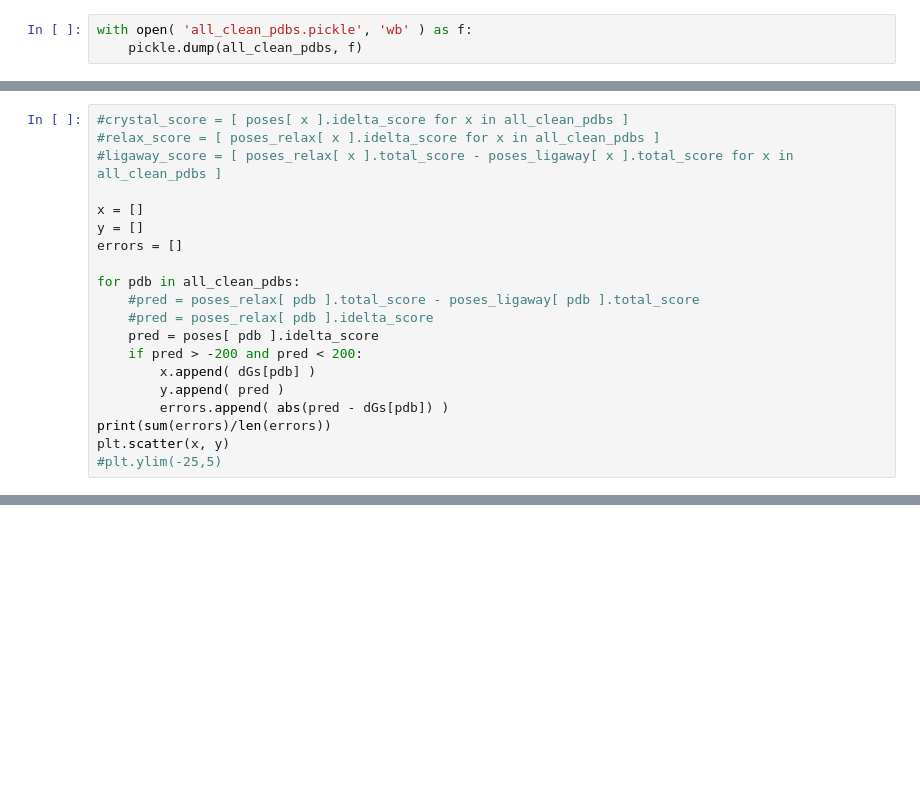
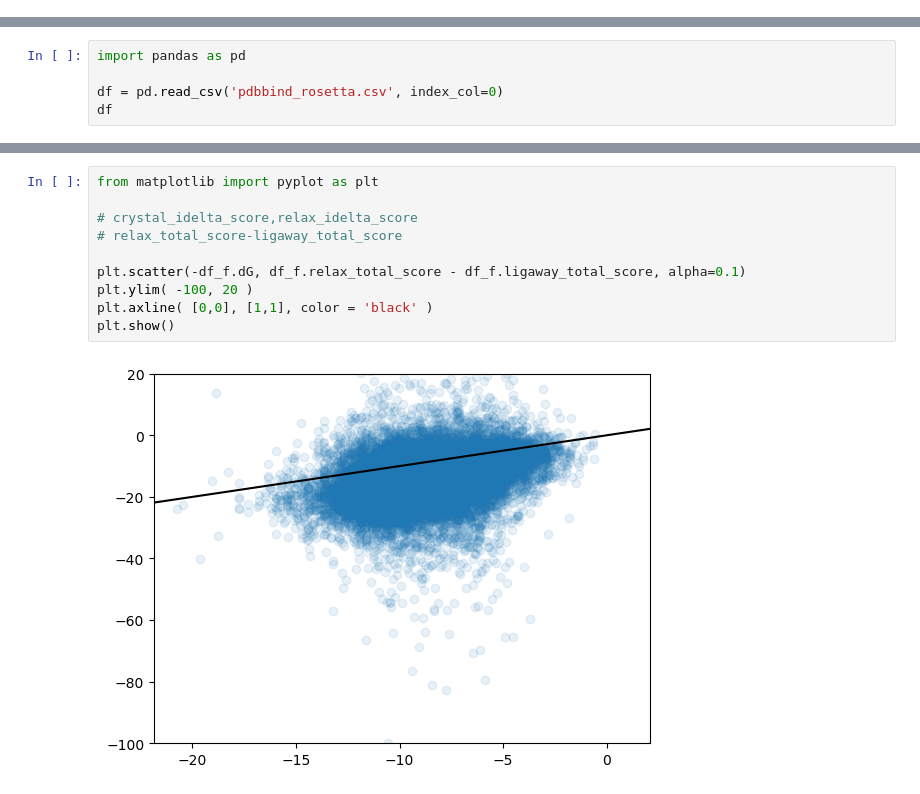
Before and after one commit to Hackefleisch/pdbbind_dock, a Jupyter notebook: analysis.ipynb, the cells around one changed output, grey strips where cells are left out. Saved outputs shown, nothing was run; the diff lists cells and outputs as text; blank space fills up the shorter version.

```diff
--- a/analysis.ipynb
+++ b/analysis.ipynb
@@ -292,3 +0,0 @@ print(len(all_clean_pdbs))
-# %%
-with open( 'all_clean_pdbs.pickle', 'wb' ) as f:
-    pickle.dump(all_clean_pdbs, f)
@@ -332,20 +0,0 @@ plt.show()
-# %%
-#crystal_score = [ poses[ x ].idelta_score for x in all_clean_pdbs ]
-#relax_score = [ poses_relax[ x ].idelta_score for x in all_clean_pdbs ]
-#ligaway_score = [ poses_relax[ x ].total_score - poses_ligaway[ x ].total_score for x in all_clean_pdbs ]
-
-x = []
-y = []
-errors = []
-
-for pdb in all_clean_pdbs:
-    #pred = poses_relax[ pdb ].total_score - poses_ligaway[ pdb ].total_score
-    #pred = poses_relax[ pdb ].idelta_score
-    pred = poses[ pdb ].idelta_score
-    if pred > -200 and pred < 200:
-        x.append( dGs[pdb] )
-        y.append( pred )
-        errors.append( abs(pred - dGs[pdb]) )
-print(sum(errors)/len(errors))
-plt.scatter(x, y)
-#plt.ylim(-25,5)
@@ -412,0 +29,5 @@ plt.axline((1,1),(0,0))
+# %%
+import pandas as pd
+
+df = pd.read_csv('pdbbind_rosetta.csv', index_col=0)
+df
@@ -412,0 +223,12 @@ plt.axline((1,1),(0,0))
+# %%
+from matplotlib import pyplot as plt
+
+# crystal_idelta_score,relax_idelta_score
+# relax_total_score-ligaway_total_score
+
+plt.scatter(-df_f.dG, df_f.relax_total_score - df_f.ligaway_total_score, alpha=0.1)
+plt.ylim( -100, 20 )
+plt.axline( [0,0], [1,1], color = 'black' )
+plt.show()
+# %% [output]
+[figure, added]
```
Also changed, not shown: parts of 33 cells of this notebook, 1 other file.
